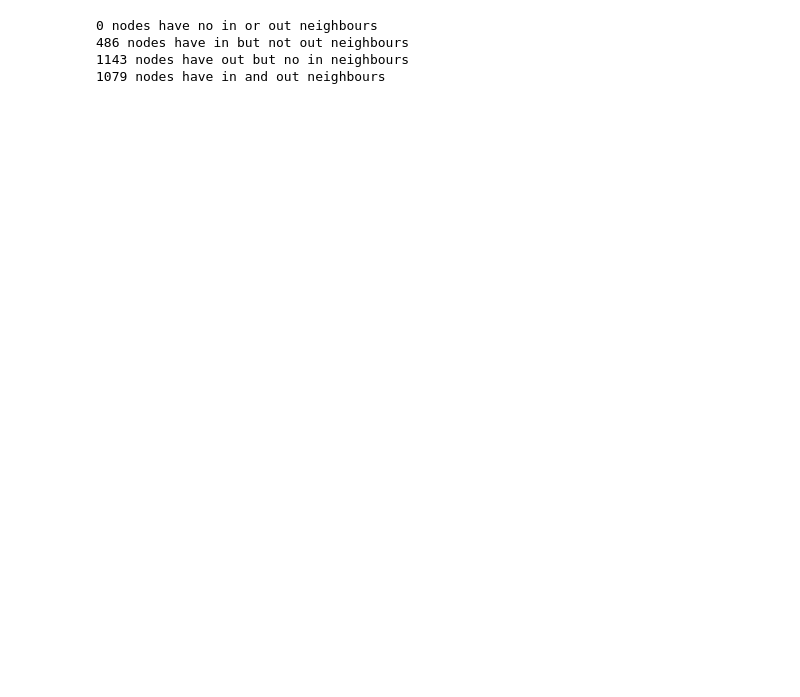
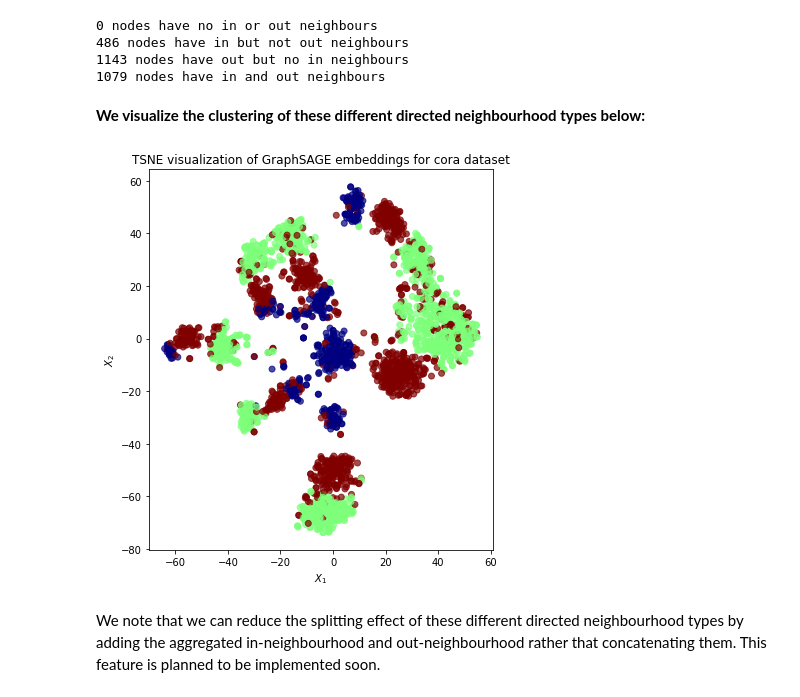
Before and after one commit to stellargraph/stellargraph, a Jupyter notebook: demos/node-classification/graphsage/directed-graphsage-on-cora-example.ipynb, the cells around one changed output. Saved outputs shown, nothing was run; the diff lists cells and outputs as text; code cells hidden in the pictures; blank space fills up the shorter version.

```diff
--- a/demos/node-classification/graphsage/directed-graphsage-on-cora-example.ipynb
+++ b/demos/node-classification/graphsage/directed-graphsage-on-cora-example.ipynb
@@ -319,16 +329,31 @@ Observe that each class of paper is separated into three distinct regions. This
 # %%
-counts = [0] * 4
-for node in G.nodes():
-    have_in = len(G.in_edges(node)) > 0
-    have_out = len(G.out_edges(node)) > 0
-    idx = 1 * have_in + 2 * have_out
-    counts[idx] = counts[idx] + 1
-print("{} nodes have no in or out neighbours".format(counts[0]))
-print("{} nodes have in but not out neighbours".format(counts[1]))
-print("{} nodes have out but no in neighbours".format(counts[2]))
-print("{} nodes have in and out neighbours".format(counts[3]))
+directed_neigh_type = [
+    1*(len(G.in_edges(node)) > 0) +
+    2*(len(G.out_edges(node)) > 0)
+    for node in node_data.index
+]
+
+print(f"{sum(nt==0 for nt in directed_neigh_type)} nodes have no in or out neighbours")
+print(f"{sum(nt==1 for nt in directed_neigh_type)} nodes have in but not out neighbours")
+print(f"{sum(nt==2 for nt in directed_neigh_type)} nodes have out but no in neighbours")
+print(f"{sum(nt==3 for nt in directed_neigh_type)} nodes have in and out neighbours")
 # %% [output]
 0 nodes have no in or out neighbours
 486 nodes have in but not out neighbours
 1143 nodes have out but no in neighbours
 1079 nodes have in and out neighbours
+# %% [markdown]
+**We visualize the clustering of these different directed neighbourhood types below:**
+# %%
+alpha = 0.7
+
+fig, ax = plt.subplots(figsize=(7,7))
+ax.scatter(emb_transformed[0], emb_transformed[1], c=directed_neigh_type, cmap="jet", alpha=alpha)
+ax.set(aspect="equal", xlabel="$X_1$", ylabel="$X_2$")
+plt.title('{} visualization of GraphSAGE embeddings for cora dataset'.format(transform.__name__))
+
+plt.show()
+# %% [output]
+[figure, added]
+# %% [markdown]
+We note that we can reduce the splitting effect of these different directed neighbourhood types by adding the aggregated in-neighbourhood and out-neighbourhood rather that concatenating them. This feature is planned to be implemented soon.
```
Also changed, not shown: parts of 10 cells of this notebook.
